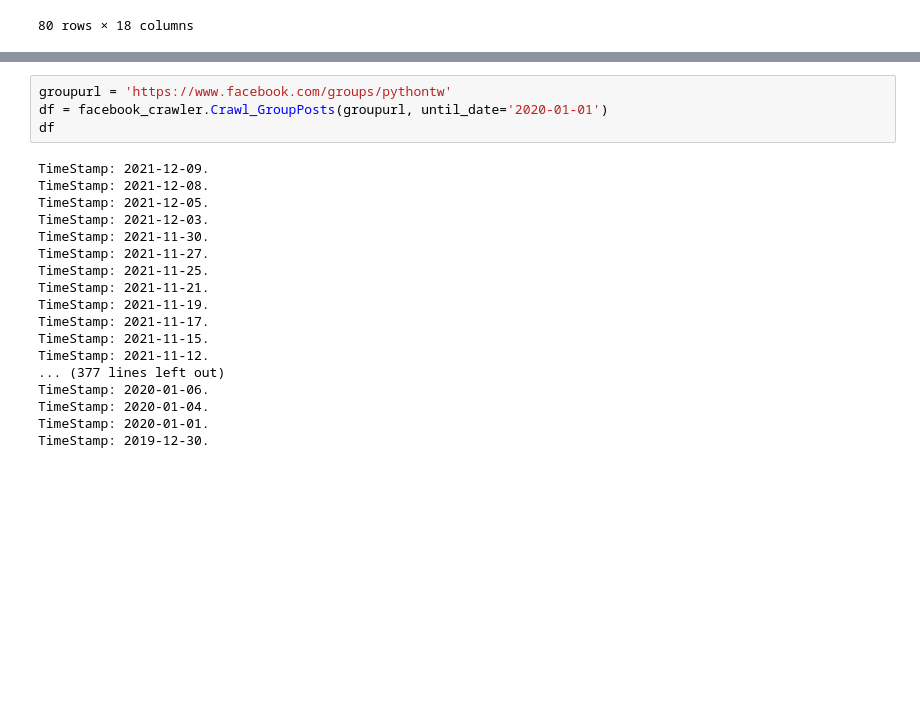
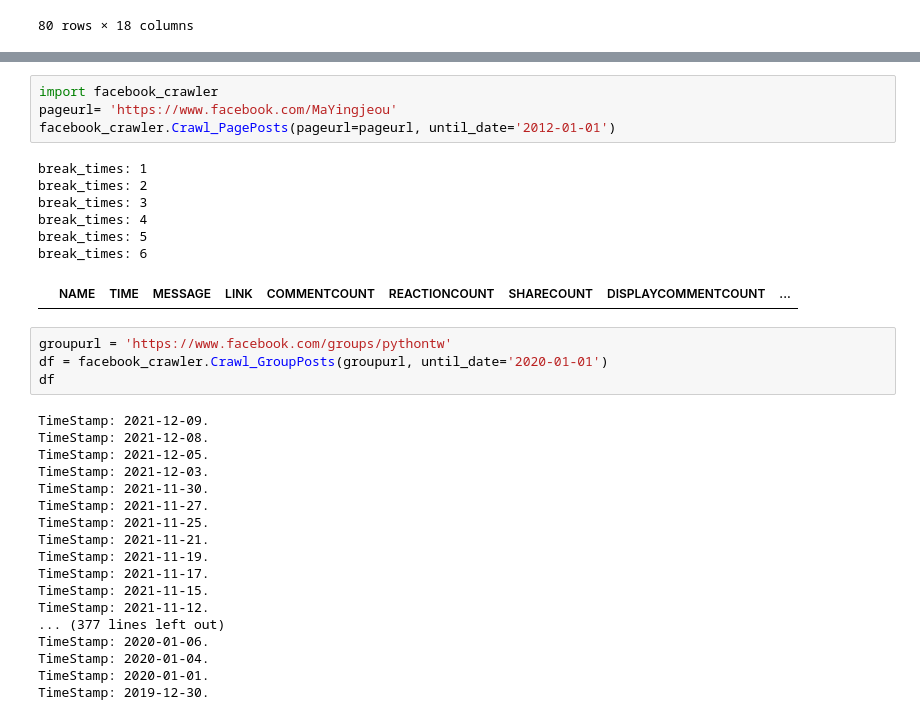
Before and after one commit to tlyu0419/facebook_crawler, a Jupyter notebook: sample/SampleScript.ipynb, the cells around one changed output, grey strips where cells are left out. Drawn from its saved outputs; the diff is of its cells as text; blank space fills up the shorter version.

```diff
--- a/sample/SampleScript.ipynb
+++ b/sample/SampleScript.ipynb
@@ -78,3 +125,15 @@ TimeStamp: 2011-12-28.
+# %%
+import facebook_crawler
+pageurl= 'https://www.facebook.com/MaYingjeou'
+facebook_crawler.Crawl_PagePosts(pageurl=pageurl, until_date='2012-01-01')
+# %% [output]
+break_times: 1
+break_times: 2
+break_times: 3
+break_times: 4
+break_times: 5
+break_times: 6
+|  | NAME | TIME | MESSAGE | LINK | COMMENTCOUNT | REACTIONCOUNT | SHARECOUNT | DISPLAYCOMMENTCOUNT | ... |
 # %%
 groupurl = 'https://www.facebook.com/groups/pythontw'
 df = facebook_crawler.Crawl_GroupPosts(groupurl, until_date='2020-01-01')
```
Also changed, not shown: parts of 3 cells of this notebook, 2 other files.
